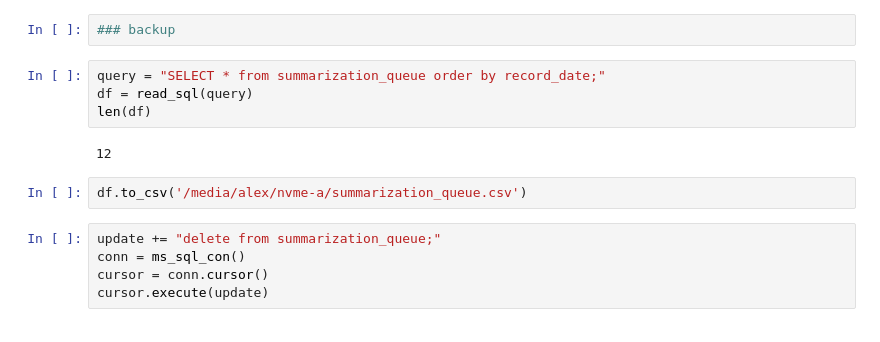
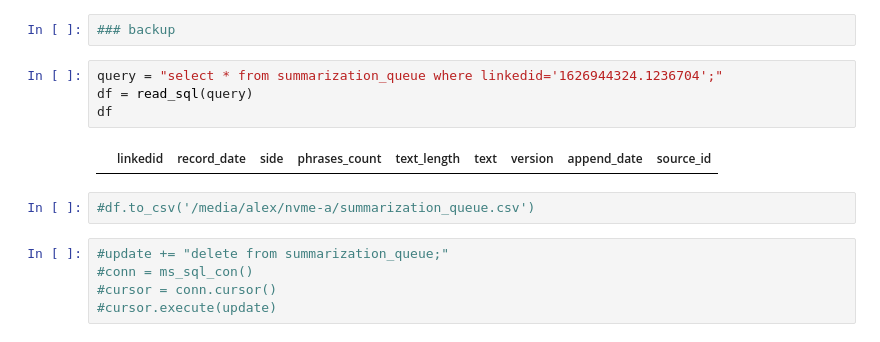
Before and after one commit to format37/call_centre_stt_server, a Jupyter notebook: summarizator.ipynb, the cells around one changed output. Cells and saved outputs as stored; diff of their text form.

Commit message:
modified:   summarization.py 	modified:   summarizator.ipynb

```diff
--- a/summarizator.ipynb
+++ b/summarizator.ipynb
@@ -1004,15 +1004,15 @@ print(datetime.datetime.now().strftime('%Y-%m-%d %H:%M:%S'), 'job complete')
 # %%
 ### backup
 # %%
-query = "SELECT * from summarization_queue order by record_date;"
+query = "select * from summarization_queue where linkedid='1626944324.1236704';"
 df = read_sql(query)
-len(df)
+df
 # %% [output]
-12
+|  | linkedid | record_date | side | phrases_count | text_length | text | version | append_date | source_id |
 # %%
-df.to_csv('/media/alex/nvme-a/summarization_queue.csv')
+#df.to_csv('/media/alex/nvme-a/summarization_queue.csv')
 # %%
-update += "delete from summarization_queue;"
-conn = ms_sql_con()
-cursor = conn.cursor()
-cursor.execute(update)
+#update += "delete from summarization_queue;"
+#conn = ms_sql_con()
+#cursor = conn.cursor()
+#cursor.execute(update)
```
Also changed, not shown: 1 other file.
